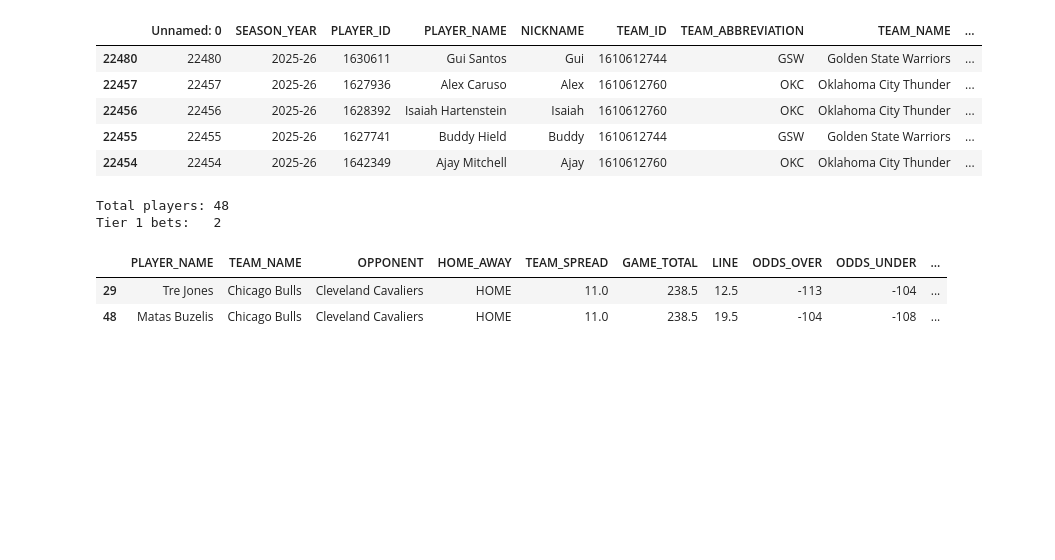
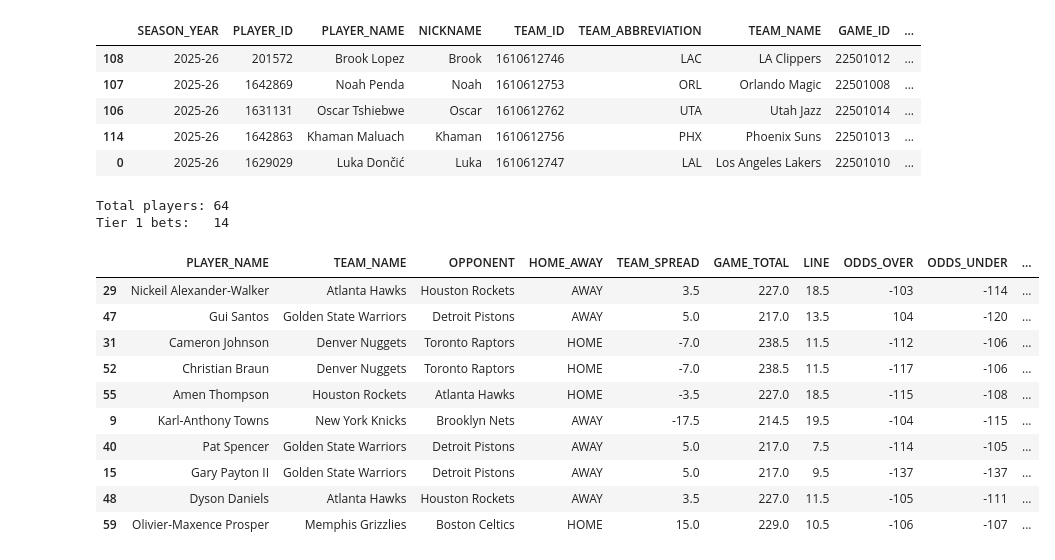
Before and after one commit to spon7ge/NBA-Prop-Predictor, a Jupyter notebook: src/points_model/prizepicks.ipynb, the cells around one changed output. Cells and saved outputs as stored; diff of their text form; code cells hidden in the pictures; blank space fills up the shorter version.

```diff
--- a/src/points_model/prizepicks.ipynb
+++ b/src/points_model/prizepicks.ipynb
@@ -88,13 +101,13 @@ Loaded: NBA_20260319_141026.json
 # %%
 df = pd.read_csv('data/raw/season_stats/S26.csv').sort_values(by='GAME_DATE')
-df.head()
+df.tail()
 # %% [output]
-|  | Unnamed: 0 | SEASON_YEAR | PLAYER_ID | PLAYER_NAME | NICKNAME | TEAM_ID | TEAM_ABBREVIATION | TEAM_NAME | ... |
-| 22480 | 22480 | 2025-26 | 1630611 | Gui Santos | Gui | 1610612744 | GSW | Golden State Warriors | ... |
-| 22457 | 22457 | 2025-26 | 1627936 | Alex Caruso | Alex | 1610612760 | OKC | Oklahoma City Thunder | ... |
-| 22456 | 22456 | 2025-26 | 1628392 | Isaiah Hartenstein | Isaiah | 1610612760 | OKC | Oklahoma City Thunder | ... |
-| 22455 | 22455 | 2025-26 | 1627741 | Buddy Hield | Buddy | 1610612744 | GSW | Golden State Warriors | ... |
-| 22454 | 22454 | 2025-26 | 1642349 | Ajay Mitchell | Ajay | 1610612760 | OKC | Oklahoma City Thunder | ... |
+|  | SEASON_YEAR | PLAYER_ID | PLAYER_NAME | NICKNAME | TEAM_ID | TEAM_ABBREVIATION | TEAM_NAME | GAME_ID | ... |
+| 108 | 2025-26 | 201572 | Brook Lopez | Brook | 1610612746 | LAC | LA Clippers | 22501012 | ... |
+| 107 | 2025-26 | 1642869 | Noah Penda | Noah | 1610612753 | ORL | Orlando Magic | 22501008 | ... |
+| 106 | 2025-26 | 1631131 | Oscar Tshiebwe | Oscar | 1610612762 | UTA | Utah Jazz | 22501014 | ... |
+| 114 | 2025-26 | 1642863 | Khaman Maluach | Khaman | 1610612756 | PHX | Phoenix Suns | 22501013 | ... |
+| 0 | 2025-26 | 1629029 | Luka Dončić | Luka | 1610612747 | LAL | Los Angeles Lakers | 22501010 | ... |
 # %%
 # ── Parse game odds: consensus spread & total per team ────────────────────
 game_rows = []
@@ -147,7 +160,7 @@ game_odds_df = pd.DataFrame(game_rows)
 
 # ── Filter to players with Underdog lines ──────────────────────────────────
 updated_names = []
-for name in lines_dfs[(lines_dfs['BOOKMAKER'] == 'Underdog') & (lines_dfs['CATEGORY'] == 'player_points')]['NAME'].unique():
+for name in lines_dfs[(lines_dfs['BOOKMAKER'] == 'PrizePicks') & (lines_dfs['CATEGORY'] == 'player_points')]['NAME'].unique():
     updated_names.append(nameDict.get(name, name))
 
 df = df[df['PLAYER_NAME'].isin(updated_names)].copy()
@@ -259,35 +272,43 @@ merged['CONFIDENCE'] = (
 ).round(2)
 
 merged['BET_FLAG'] = (
     (merged['EDGE']           >  1.5) &
     (merged['OVER_RATE_L10'] >= 0.6) &
     (merged['STD_PTS_L5']     <  6.0) &
     (merged['PROB_OVER']      >= 0.60) &
     (merged['EV_OVER']        >  0)
 )
 
 # ── Output ─────────────────────────────────────────────────────────────────
 output = merged[[
     'PLAYER_NAME', 'TEAM_NAME', 'OPPONENT', 'HOME_AWAY',  # ← TEAM_NAME here
     'TEAM_SPREAD', 'GAME_TOTAL',
     'LINE', 'ODDS_OVER', 'ODDS_UNDER',
     'IMP_PROB_OVER', 'IMP_PROB_UNDER',
     'AVG_PTS_L5', 'MED_PTS_L5', 'STD_PTS_L5','EDGE', 'MED_EDGE', 'Z_SCORE',
     'PROB_OVER', 'PROB_UNDER', 'EV_OVER', 'EV_UNDER',
     'OVER_RATE_L5', 'OVER_RATE_L10', 'OVER_RATE_L15', 'OVER_RATE_SEASON',
     'AVG_MIN_L5', 'STD_MIN_L5',
     'MIN_CONSISTENCY', 'TOTAL_BOOST', 'IS_UNDERDOG',
     'CONFIDENCE', 'BET_FLAG', 'COMMENCE_TIME'
 ]].sort_values('EV_OVER', ascending=False)
 
 tier1 = output[output['BET_FLAG']]
 
 print(f"Total players: {len(output)}")
 print(f"Tier 1 bets:   {len(tier1)}\n")
-output.head(2)
+output.head(10)
 # %% [output]
-Total players: 48
-Tier 1 bets:   2
+Total players: 64
+Tier 1 bets:   14
 |  | PLAYER_NAME | TEAM_NAME | OPPONENT | HOME_AWAY | TEAM_SPREAD | GAME_TOTAL | LINE | ODDS_OVER | ODDS_UNDER | ... |
-| 29 | Tre Jones | Chicago Bulls | Cleveland Cavaliers | HOME | 11.0 | 238.5 | 12.5 | -113 | -104 | ... |
-| 48 | Matas Buzelis | Chicago Bulls | Cleveland Cavaliers | HOME | 11.0 | 238.5 | 19.5 | -104 | -108 | ... |
+| 29 | Nickeil Alexander-Walker | Atlanta Hawks | Houston Rockets | AWAY | 3.5 | 227.0 | 18.5 | -103 | -114 | ... |
+| 47 | Gui Santos | Golden State Warriors | Detroit Pistons | AWAY | 5.0 | 217.0 | 13.5 | 104 | -120 | ... |
+| 31 | Cameron Johnson | Denver Nuggets | Toronto Raptors | HOME | -7.0 | 238.5 | 11.5 | -112 | -106 | ... |
+| 52 | Christian Braun | Denver Nuggets | Toronto Raptors | HOME | -7.0 | 238.5 | 11.5 | -117 | -106 | ... |
+| 55 | Amen Thompson | Houston Rockets | Atlanta Hawks | HOME | -3.5 | 227.0 | 18.5 | -115 | -108 | ... |
+| 9 | Karl-Anthony Towns | New York Knicks | Brooklyn Nets | AWAY | -17.5 | 214.5 | 19.5 | -104 | -115 | ... |
+| 40 | Pat Spencer | Golden State Warriors | Detroit Pistons | AWAY | 5.0 | 217.0 | 7.5 | -114 | -105 | ... |
+| 15 | Gary Payton II | Golden State Warriors | Detroit Pistons | AWAY | 5.0 | 217.0 | 9.5 | -137 | -137 | ... |
+| 48 | Dyson Daniels | Atlanta Hawks | Houston Rockets | AWAY | 3.5 | 227.0 | 11.5 | -105 | -111 | ... |
+| 59 | Olivier-Maxence Prosper | Memphis Grizzlies | Boston Celtics | HOME | 15.0 | 229.0 | 10.5 | -106 | -107 | ... |
```
Also changed, not shown: parts of 7 cells of this notebook, 13 other files.
